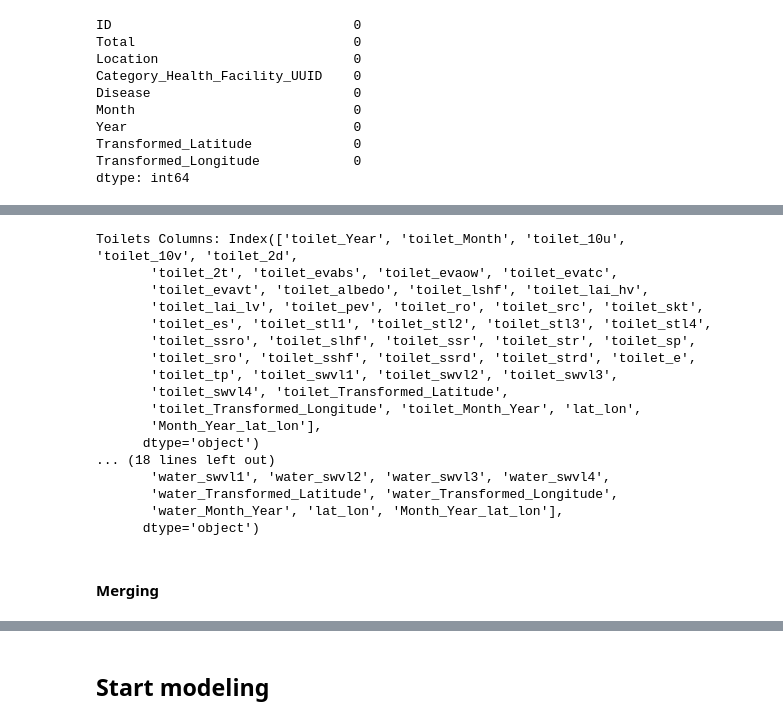
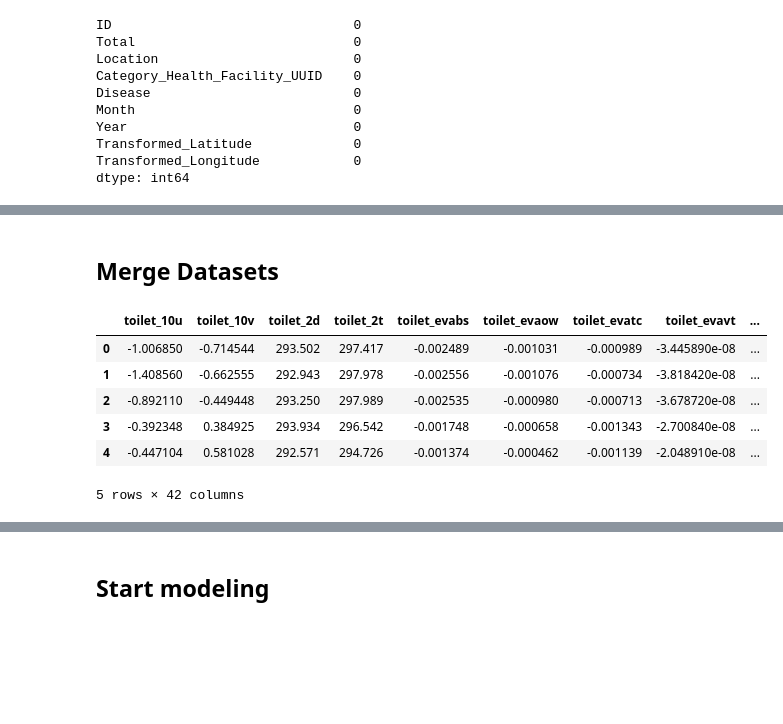
Before and after one commit to malambomutila/SUA-Outsmarting-Outbreaks-Challenge, a Jupyter notebook: 03_Scripts/Outsmart.ipynb, the cells around one changed output, grey strips where cells are left out. Saved outputs shown, nothing was run; the diff lists cells and outputs as text; code cells hidden in the pictures; blank space fills up the shorter version.

Commit message:
Merged Train Data

```diff
--- a/03_Scripts/Outsmart.ipynb
+++ b/03_Scripts/Outsmart.ipynb
@@ -543,39 +339,0 @@ Toilets Columns: Index(['Year', 'Month', '10u', '10v', '2d', '2t', 'evabs', 'eva
-# %%
-# Drop 'Reconstructed_Month_Year_lat_lon' from auxiliary datasets (no longer needed)
-toilets.drop(columns=["Reconstructed_Month_Year_lat_lon"], inplace=True)
-waste_management.drop(columns=["Reconstructed_Month_Year_lat_lon"], inplace=True)
-water_sources.drop(columns=["Reconstructed_Month_Year_lat_lon"], inplace=True)
-# %%
-# Function to add prefixes while keeping essential merge keys unchanged
-def add_prefix(df, prefix, exclude_cols=["Month_Year_lat_lon", "lat_lon"]):
-    """Renames columns by adding a prefix while keeping essential merge keys unchanged."""
-    df = df.rename(columns={col: f"{prefix}_{col}" for col in df.columns if col not in exclude_cols})
-    return df
-
-# Apply prefixes to each auxiliary dataset
-toilets = add_prefix(toilets, "toilet")
-waste_management = add_prefix(waste_management, "waste")
-water_sources = add_prefix(water_sources, "water")
-
-# Verify changes
-print("Toilets Columns:", toilets.columns)
-print("Waste Management Columns:", waste_management.columns)
-print("Water Sources Columns:", water_sources.columns)
-# %% [output]
-Toilets Columns: Index(['toilet_Year', 'toilet_Month', 'toilet_10u', 'toilet_10v', 'toilet_2d',
-       'toilet_2t', 'toilet_evabs', 'toilet_evaow', 'toilet_evatc',
-       'toilet_evavt', 'toilet_albedo', 'toilet_lshf', 'toilet_lai_hv',
-       'toilet_lai_lv', 'toilet_pev', 'toilet_ro', 'toilet_src', 'toilet_skt',
-       'toilet_es', 'toilet_stl1', 'toilet_stl2', 'toilet_stl3', 'toilet_stl4',
-       'toilet_ssro', 'toilet_slhf', 'toilet_ssr', 'toilet_str', 'toilet_sp',
-       'toilet_sro', 'toilet_sshf', 'toilet_ssrd', 'toilet_strd', 'toilet_e',
-       'toilet_tp', 'toilet_swvl1', 'toilet_swvl2', 'toilet_swvl3',
-       'toilet_swvl4', 'toilet_Transformed_Latitude',
-       'toilet_Transformed_Longitude', 'toilet_Month_Year', 'lat_lon',
-       'Month_Year_lat_lon'],
-      dtype='object')
-... (18 lines left out)
-       'water_swvl1', 'water_swvl2', 'water_swvl3', 'water_swvl4',
-       'water_Transformed_Latitude', 'water_Transformed_Longitude',
-       'water_Month_Year', 'lat_lon', 'Month_Year_lat_lon'],
-      dtype='object')
@@ -589,5 +340,5 @@ water_sources_backup = water_sources.copy()
-# %% [markdown]
-#### Merging
+# %% [markdown]
+## Merge Datasets
 # %%
 def find_nearest(data_df, location_df, lat_col, lon_col, id_col):
     # Create a cKDTree for efficient nearest neighbour search
@@ -606,6 +357,16 @@ for df, prefix in [(toilets, 'toilet'), (waste_management, 'waste'), (water_sour
         df[f"{prefix}_Transformed_Latitude"].astype(str) + '_' +
         df[f"{prefix}_Transformed_Longitude"].astype(str)
     )
+# %%
+toilets.head()
+# %% [output]
+|  | toilet_10u | toilet_10v | toilet_2d | toilet_2t | toilet_evabs | toilet_evaow | toilet_evatc | toilet_evavt | ... |
+| 0 | -1.006850 | -0.714544 | 293.502 | 297.417 | -0.002489 | -0.001031 | -0.000989 | -3.445890e-08 | ... |
+| 1 | -1.408560 | -0.662555 | 292.943 | 297.978 | -0.002556 | -0.001076 | -0.000734 | -3.818420e-08 | ... |
+| 2 | -0.892110 | -0.449448 | 293.250 | 297.989 | -0.002535 | -0.000980 | -0.000713 | -3.678720e-08 | ... |
+| 3 | -0.392348 | 0.384925 | 293.934 | 296.542 | -0.001748 | -0.000658 | -0.001343 | -2.700840e-08 | ... |
+| 4 | -0.447104 | 0.581028 | 292.571 | 294.726 | -0.001374 | -0.000462 | -0.001139 | -2.048910e-08 | ... |
+5 rows × 42 columns
 # %%
 # Merge datasets with nearest locations
 merged_train_data = train.copy()
```
Also changed, not shown: parts of 68 cells of this notebook, 1 other file.
